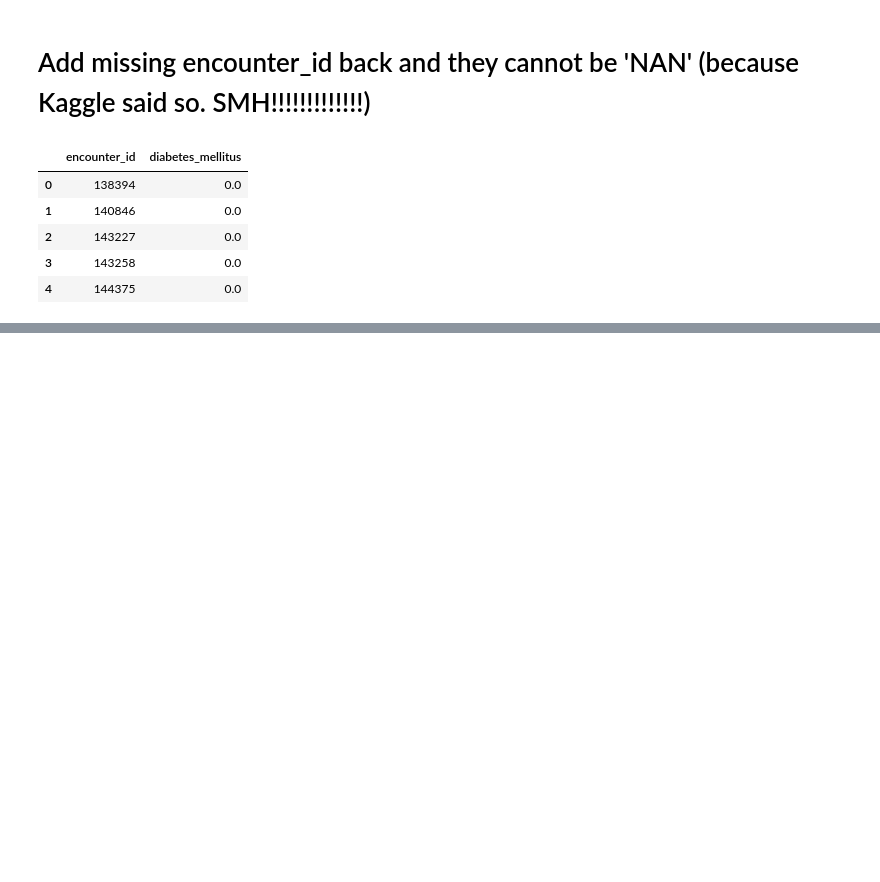
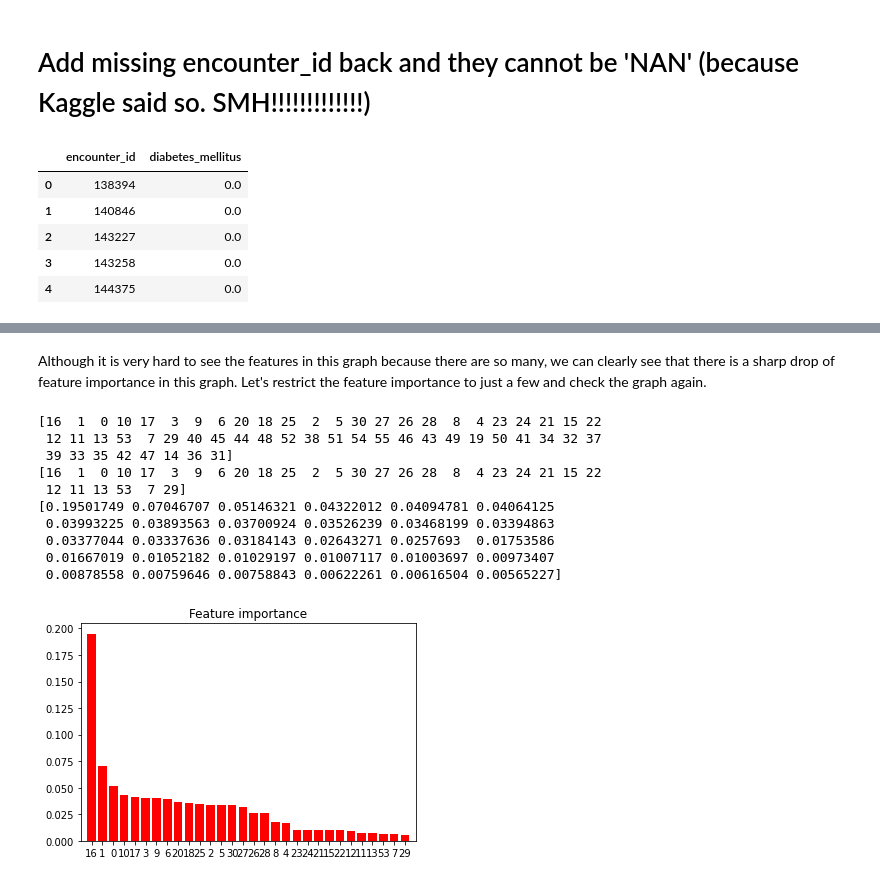
Before and after one commit to DaisyXinyiHe/diabetes_mellitus_predict, a Jupyter notebook: DataAnalysis.ipynb, the cells around one changed output, grey strips where cells are left out. Drawn from its saved outputs; the diff is of its cells as text; code cells hidden in the pictures; blank space fills up the shorter version.

```diff
--- a/DataAnalysis.ipynb
+++ b/DataAnalysis.ipynb
@@ -479,0 +626,8 @@ row, col = np.where((abs(corr_matrix)>=0.5))
+# %%
+len(y_train[y_train == 0])
+len(y_train[y_train == 1])
+X_train['y'] = y_train
+balance_X = X_train[X_train['y'] == 0].sample(n = len(X_train[X_train['y'] == 1]))
+balance_X = [balance_X, X_train[X_train['y'] == 1]]
+balance_X = pd.concat(balance_X)
+balance_X
@@ -479,0 +778,27 @@ row, col = np.where((abs(corr_matrix)>=0.5))
+# %% [markdown]
+Although it is very hard to see the features in this graph because there are so many, we can clearly see that there is a sharp drop of feature importance in this graph. Let's restrict the feature importance to just a few and check the graph again.
+# %%
+indices_RF = np.argsort(RF.feature_importances_)[::-1]
+print(indices_RF)
+indices_RF = indices_RF[0:30]
+print(indices_RF)
+print(RF.feature_importances_[indices_RF])
+plt.figure()
+plt.title("Feature importance")
+plt.bar(range(len(indices_RF)), RF.feature_importances_[indices_RF],
+        color="r",  align="center")
+plt.xticks(range(len(indices_RF)), indices_RF)
+plt.xlim([-1, len(indices_RF)])
+plt.show()
+# %% [output]
+[16  1  0 10 17  3  9  6 20 18 25  2  5 30 27 26 28  8  4 23 24 21 15 22
+ 12 11 13 53  7 29 40 45 44 48 52 38 51 54 55 46 43 49 19 50 41 34 32 37
+ 39 33 35 42 47 14 36 31]
+[16  1  0 10 17  3  9  6 20 18 25  2  5 30 27 26 28  8  4 23 24 21 15 22
+ 12 11 13 53  7 29]
+[0.19501749 0.07046707 0.05146321 0.04322012 0.04094781 0.04064125
+ 0.03993225 0.03893563 0.03700924 0.03526239 0.03468199 0.03394863
+ 0.03377044 0.03337636 0.03184143 0.02643271 0.0257693  0.01753586
+ 0.01667019 0.01052182 0.01029197 0.01007117 0.01003697 0.00973407
+ 0.00878558 0.00759646 0.00758843 0.00622261 0.00616504 0.00565227]
+[figure, added]
```
Also changed, not shown: parts of 102 cells of this notebook.
